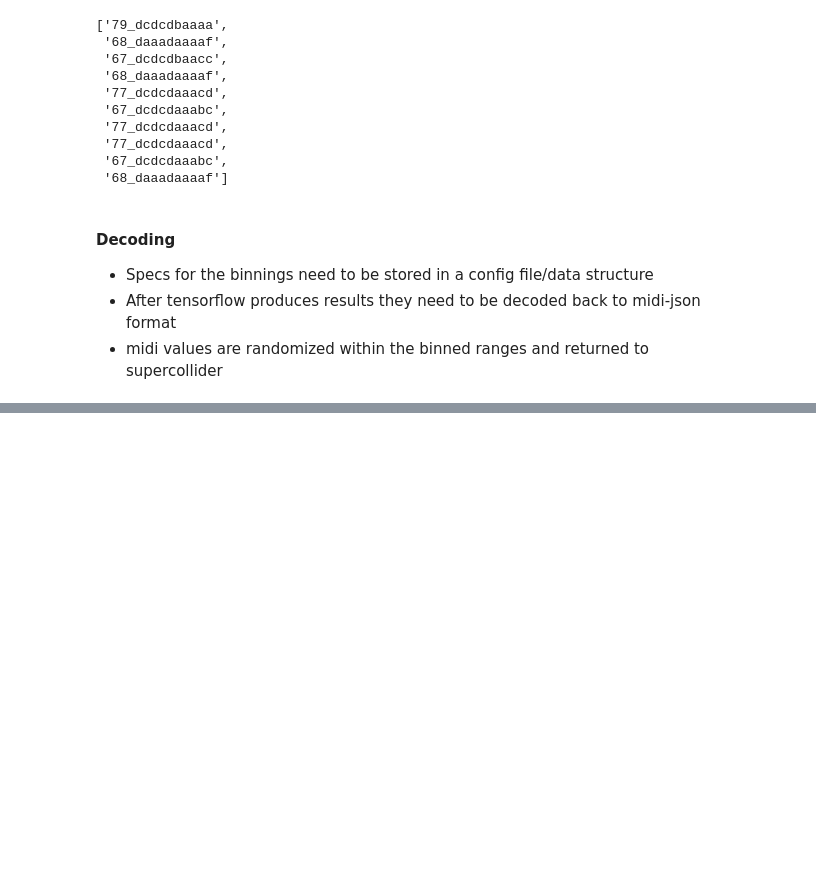
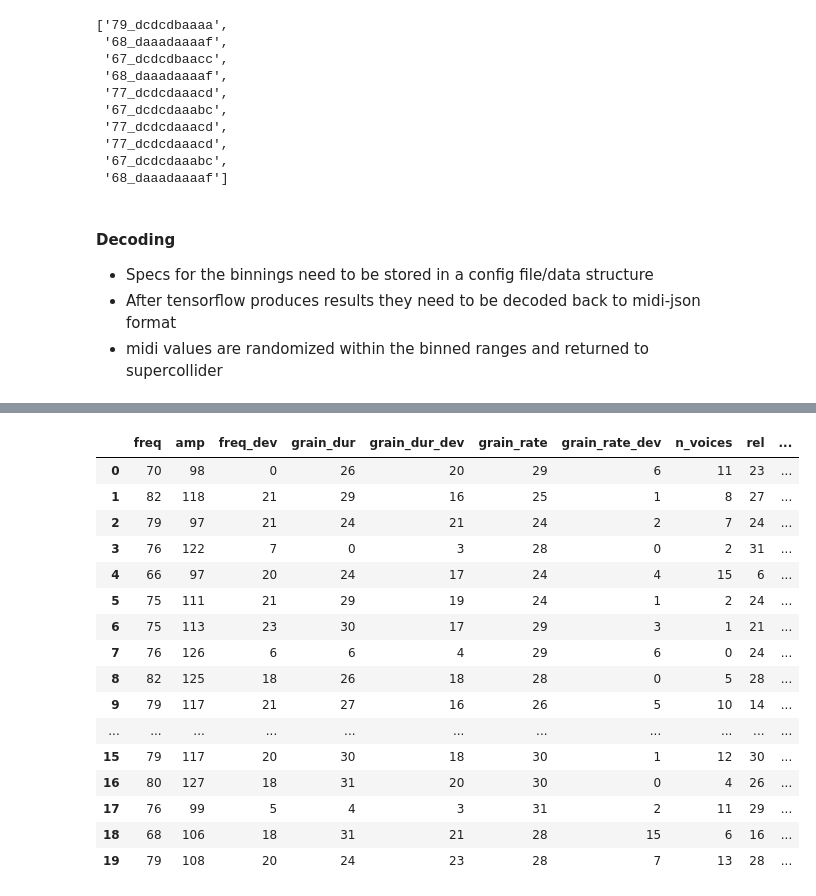
Before and after one commit to bsnacks000/TensorSynth, a Jupyter notebook: tensor_synth_dev_notebook.ipynb, the cells around one changed output, grey strips where cells are left out. Cells and saved outputs as stored; diff of their text form; code cells hidden in the pictures; blank space fills up the shorter version.

Commit message:
created valid  midi output from development notebook using midi_grain2.json input

```diff
--- a/tensor_synth_dev_notebook.ipynb
+++ b/tensor_synth_dev_notebook.ipynb
@@ -404,0 +426,47 @@ output_df = pd.DataFrame(split_arr, columns=[
+# %%
+# unbin the dataframe using the model's config.json file
+
+import json
+# first open config file and read in the embeddings
+def load_config_json_file(config_file_path):
+    with open(config_file_path, 'r') as config_data:
+        config = json.load(config_data)
+
+    return config
+
+config = load_config_json_file('./data/test_config_output.json')
+encoding_dict = config['encodings']    # just the encodings
+# %%
+import string
+
+def unbin_int_callback(row, bin_data, col_name):
+    inputs = [string.ascii_lowercase[i] for i in range(len(bin_data))]
+    bin_indx = inputs.index(row[col_name])  # gets replaced with iterator
+    low, high = bin_data[bin_indx][0], bin_data[bin_indx][1]
+    if col_name == 'duration' or col_name == 'inter_event_duration':
+        return np.random.uniform(low, high)
+    return np.random.randint(low,high)
+# %%
+for k,v in encoding_dict.items():
+    if k == 'freq':
+        continue
+    output_df[k] = output_df.apply(unbin_int_callback,args=(v,k,),axis=1)
+output_df
+# %% [output]
+|  | freq | amp | freq_dev | grain_dur | grain_dur_dev | grain_rate | grain_rate_dev | n_voices | rel | ... |
+| 0 | 70 | 98 | 0 | 26 | 20 | 29 | 6 | 11 | 23 | ... |
+| 1 | 82 | 118 | 21 | 29 | 16 | 25 | 1 | 8 | 27 | ... |
+| 2 | 79 | 97 | 21 | 24 | 21 | 24 | 2 | 7 | 24 | ... |
+| 3 | 76 | 122 | 7 | 0 | 3 | 28 | 0 | 2 | 31 | ... |
+| 4 | 66 | 97 | 20 | 24 | 17 | 24 | 4 | 15 | 6 | ... |
+| 5 | 75 | 111 | 21 | 29 | 19 | 24 | 1 | 2 | 24 | ... |
+| 6 | 75 | 113 | 23 | 30 | 17 | 29 | 3 | 1 | 21 | ... |
+| 7 | 76 | 126 | 6 | 6 | 4 | 29 | 6 | 0 | 24 | ... |
+| 8 | 82 | 125 | 18 | 26 | 18 | 28 | 0 | 5 | 28 | ... |
+| 9 | 79 | 117 | 21 | 27 | 16 | 26 | 5 | 10 | 14 | ... |
+| ... | ... | ... | ... | ... | ... | ... | ... | ... | ... | ... |
+| 15 | 79 | 117 | 20 | 30 | 18 | 30 | 1 | 12 | 30 | ... |
+| 16 | 80 | 127 | 18 | 31 | 20 | 30 | 0 | 4 | 26 | ... |
+| 17 | 76 | 99 | 5 | 4 | 3 | 31 | 2 | 11 | 29 | ... |
+| 18 | 68 | 106 | 18 | 31 | 21 | 28 | 15 | 6 | 16 | ... |
+| 19 | 79 | 108 | 20 | 24 | 23 | 28 | 7 | 13 | 28 | ... |
```
Also changed, not shown: parts of 3 cells of this notebook, 3 other files.
